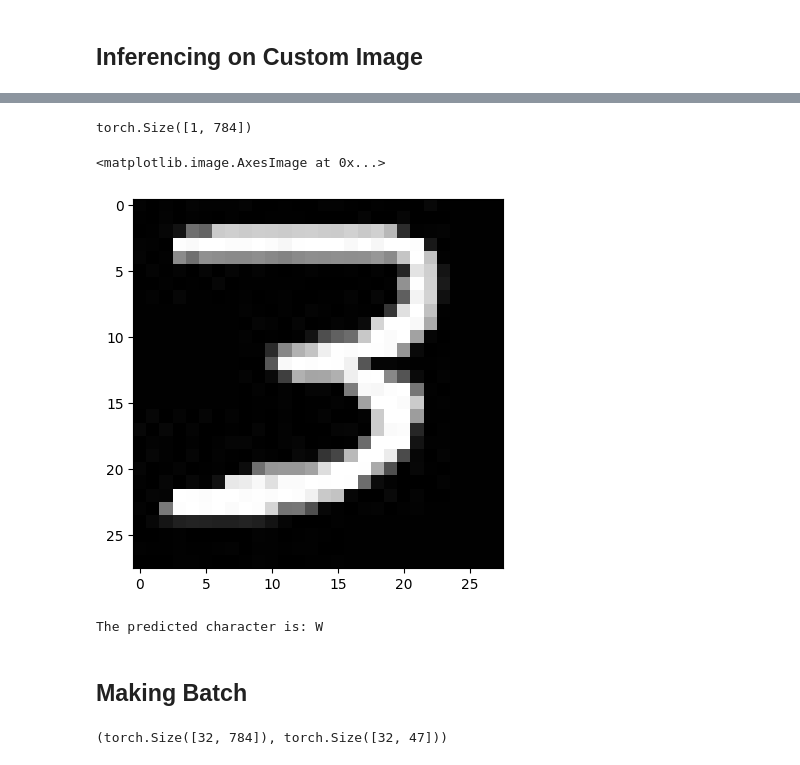
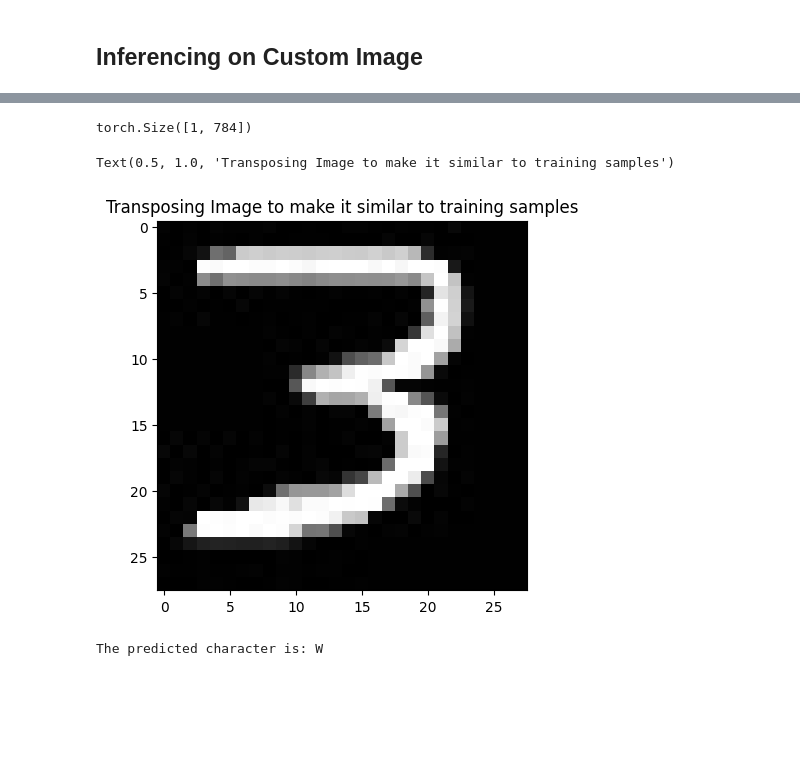
Before and after one commit to Bikash9841/AI-Trainee---Week_5, a Jupyter notebook: MultiLayer_Multiclass_Classification.ipynb, the cells around one changed output, grey strips where cells are left out. Saved outputs shown, nothing was run; the diff lists cells and outputs as text; code cells hidden in the pictures; blank space fills up the shorter version.

```diff
--- a/MultiLayer_Multiclass_Classification.ipynb
+++ b/MultiLayer_Multiclass_Classification.ipynb
@@ -361,18 +368,18 @@ plt.show()
 # %%
-inf_img=torch.tensor(plt.imread('image4.jpeg'))
 
 inf_img=inf_img[:,:,0].T
 
 # flatten the image
 inf_img=inf_img.flatten(0,1).reshape(1,-1)
 print(inf_img.shape)
 # scaling the image
 inf_img=(inf_img-inf_img.min())/(inf_img.max()-inf_img.min())
 plt.imshow(inf_img.view(28,28),cmap='gray')
+plt.title("Transposing Image to make it similar to training samples")
 # %% [output]
 torch.Size([1, 784])
-<matplotlib.image.AxesImage at 0x...>
+Text(0.5, 1.0, 'Transposing Image to make it similar to training samples')
-[figure, old version]
+[figure, new version]
 # %%
 # Prediction
 Z1_inf=inf_img@W1+b1
@@ -385,5 +392,3 @@ y_pred_inf=torch.argmax(Y_hat_inf,dim=1,keepdim=True)
 print(f"The predicted character is: {list((train_edata.class_to_idx).keys())[y_pred_inf.item()]}")
 # %% [output]
 The predicted character is: W
-# %% [markdown]
-## Making Batch
@@ -397,14 +394,0 @@ def cmp(s, dt, t):
-# %%
-
-batch_size=32
-
-# a single batch
-X_btrain=X_etrain[:batch_size,:]
-Y_btrain=Y_enc_etrain[:batch_size,:]
-
-gamma=torch.randn((1,num_hidden),requires_grad=True)
-beta=torch.randn((1,num_hidden),requires_grad=True)
-
-X_btrain.shape,Y_btrain.shape
-# %% [output]
-(torch.Size([32, 784]), torch.Size([32, 47]))
```
Also changed, not shown: parts of 7 cells of this notebook.
